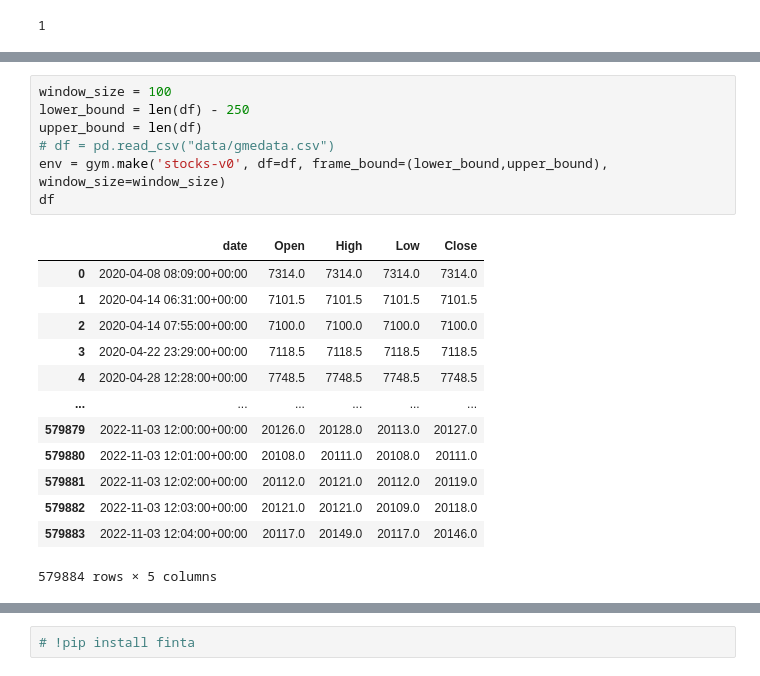
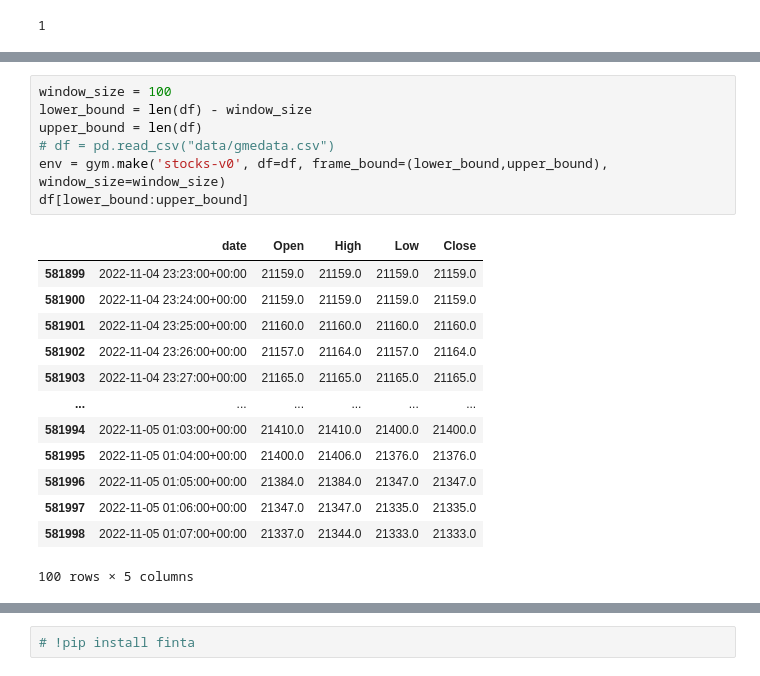
Before and after one commit to BradGaddis/btard-bot, a Jupyter notebook: analyzer copy.ipynb, the cells around one changed output, grey strips where cells are left out. Saved outputs shown, nothing was run; the diff lists cells and outputs as text.

```diff
--- a/analyzer copy.ipynb
+++ b/analyzer copy.ipynb
@@ -48,22 +48,22 @@ dtype: object
 # %%
 window_size = 100
-lower_bound = len(df) - 250
+lower_bound = len(df) - window_size
 upper_bound = len(df)
 # df = pd.read_csv("data/gmedata.csv")
 env = gym.make('stocks-v0', df=df, frame_bound=(lower_bound,upper_bound), window_size=window_size)
-df
+df[lower_bound:upper_bound]
 # %% [output]
 |  | date | Open | High | Low | Close |
-| 0 | 2020-04-08 08:09:00+00:00 | 7314.0 | 7314.0 | 7314.0 | 7314.0 |
-| 1 | 2020-04-14 06:31:00+00:00 | 7101.5 | 7101.5 | 7101.5 | 7101.5 |
-| 2 | 2020-04-14 07:55:00+00:00 | 7100.0 | 7100.0 | 7100.0 | 7100.0 |
-| 3 | 2020-04-22 23:29:00+00:00 | 7118.5 | 7118.5 | 7118.5 | 7118.5 |
-| 4 | 2020-04-28 12:28:00+00:00 | 7748.5 | 7748.5 | 7748.5 | 7748.5 |
+| 581899 | 2022-11-04 23:23:00+00:00 | 21159.0 | 21159.0 | 21159.0 | 21159.0 |
+| 581900 | 2022-11-04 23:24:00+00:00 | 21159.0 | 21159.0 | 21159.0 | 21159.0 |
+| 581901 | 2022-11-04 23:25:00+00:00 | 21160.0 | 21160.0 | 21160.0 | 21160.0 |
+| 581902 | 2022-11-04 23:26:00+00:00 | 21157.0 | 21164.0 | 21157.0 | 21164.0 |
+| 581903 | 2022-11-04 23:27:00+00:00 | 21165.0 | 21165.0 | 21165.0 | 21165.0 |
 | ... | ... | ... | ... | ... | ... |
-| 579879 | 2022-11-03 12:00:00+00:00 | 20126.0 | 20128.0 | 20113.0 | 20127.0 |
-| 579880 | 2022-11-03 12:01:00+00:00 | 20108.0 | 20111.0 | 20108.0 | 20111.0 |
-| 579881 | 2022-11-03 12:02:00+00:00 | 20112.0 | 20121.0 | 20112.0 | 20119.0 |
-| 579882 | 2022-11-03 12:03:00+00:00 | 20121.0 | 20121.0 | 20109.0 | 20118.0 |
-| 579883 | 2022-11-03 12:04:00+00:00 | 20117.0 | 20149.0 | 20117.0 | 20146.0 |
+| 581994 | 2022-11-05 01:03:00+00:00 | 21410.0 | 21410.0 | 21400.0 | 21400.0 |
+| 581995 | 2022-11-05 01:04:00+00:00 | 21400.0 | 21406.0 | 21376.0 | 21376.0 |
+| 581996 | 2022-11-05 01:05:00+00:00 | 21384.0 | 21384.0 | 21347.0 | 21347.0 |
+| 581997 | 2022-11-05 01:06:00+00:00 | 21347.0 | 21347.0 | 21335.0 | 21335.0 |
+| 581998 | 2022-11-05 01:07:00+00:00 | 21337.0 | 21344.0 | 21333.0 | 21333.0 |
-579884 rows × 5 columns
+100 rows × 5 columns
 # %%
```
Also changed, not shown: parts of 8 cells of this notebook, 7 other files.
